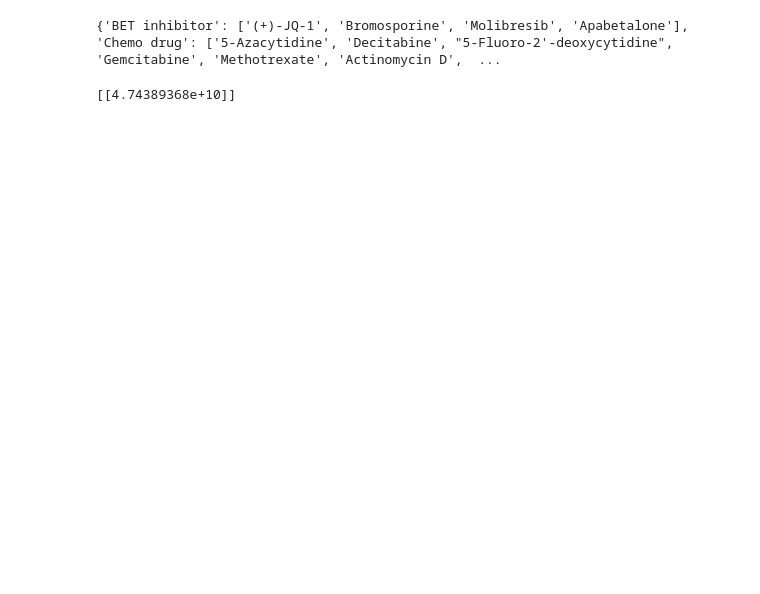
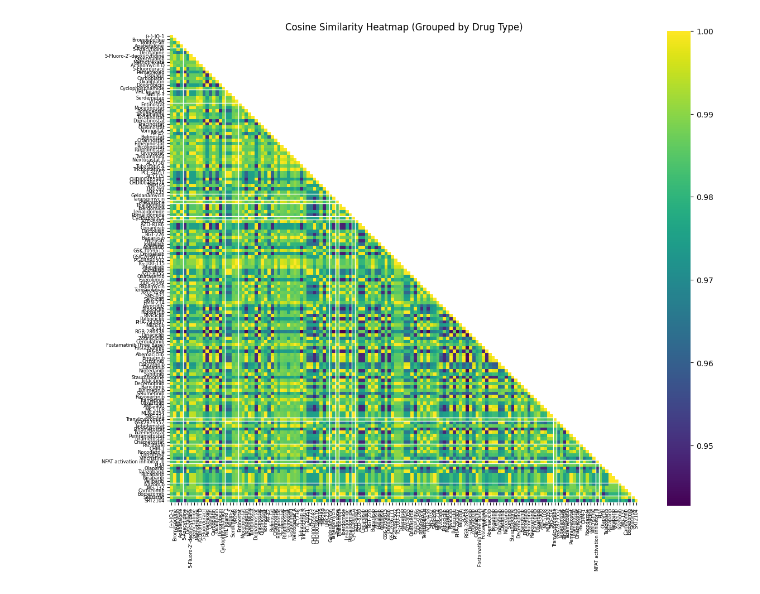
Before and after one commit to graceteusch/cancer_drug_research, a Jupyter notebook: drug_analysis.ipynb, the cells around one changed output. Saved outputs shown, nothing was run; the diff lists cells and outputs as text; code cells hidden in the pictures; blank space fills up the shorter version.

Commit message:
heatmaps(?)

```diff
--- a/drug_analysis.ipynb
+++ b/drug_analysis.ipynb
@@ -9,9 +9,15 @@ drugInfo["Drug"] = drugInfo["Drug"].str.strip()
 
 #group all drugs by their type and turn into dictionary
 drugTypes = drugInfo.groupby("Type")["Drug"].apply(list).to_dict()
-print(drugTypes)
+#print(drugTypes)
+
+# get ordered list of drugs arranged by drug type
+orderedDrugsList = []
+type_boundaries = []
+for type, drugs in drugTypes.items():
+    for drug in drugs:
+        orderedDrugsList.append(drug)
+    type_boundaries.append(len(orderedDrugsList))
-# %% [output]
-{'BET inhibitor': ['(+)-JQ-1', 'Bromosporine', 'Molibresib', 'Apabetalone'], 'Chemo drug': ['5-Azacytidine', 'Decitabine', "5-Fluoro-2'-deoxycytidine", 'Gemcitabine', 'Methotrexate', 'Actinomycin D',  ...
 # %%
 # make a table with all mean intensity values for all of the drugs
 allDrugs = drugInfo["Drug"].to_list()
@@ -55,36 +61,16 @@ ftp.quit()
 combined.set_index("gene")
 combined.head()
 combined.to_csv("Mean_Intensity_Matrix_All_Drugs.csv", index = False)
-# %%
-# get cosine similarity matrix just for 2 drugs
-import numpy
-import sklearn
-from sklearn.metrics.pairwise import euclidean_distances
-
-# create a cosine similarity metric for just comparing 2 drugs
-meanIntensityMatrix = pd.read_csv("Mean_Intensity_Matrix_All_Drugs.csv").fillna(0)
-
-# pull drug 1 and drug 2 (columns 1 and 2), which will be series
-drug1 = meanIntensityMatrix.iloc[:,1] # column 0 is the gene names!
-drug2 = meanIntensityMatrix.iloc[:,2]
-# print(f"drug 1:\n{drug1.head()}")
-# print(f"drug 2:\n{drug2.head()}")
-
-# convert the series to numpy arrays (use .to_numpy())
-drug1 = drug1.to_numpy().reshape(1, -1) # reshape to be 2d vectors of rows, not 1d arrays
-drug2 = drug2.to_numpy().reshape(1, -1) # 1 row (drug), infer number of columns (# of genes)
-# plug those into the cosine_similarity function
-euc_similarity_val = euclidean_distances(drug1, drug2)
-print(euc_similarity_val)
-# %% [output]
-[[4.74389368e+10]]
 # %%
 # create cosine similarity matrix for mean intensity
 import numpy
 import sklearn
 from sklearn.metrics.pairwise import cosine_similarity
+import seaborn as sns
+import matplotlib.pyplot as plt
 
-# create a cosine similarity metric for just comparing 2 drugs
+
+# load matrix and fill in empty vals with 0
 meanIntensityMatrix = pd.read_csv("Mean_Intensity_Matrix_All_Drugs.csv", index_col = 0).fillna(0)
 # make column names just the drug name (remove _Mean_Intensity suffix!)
 meanIntensityMatrix.columns = meanIntensityMatrix.columns.str.removesuffix("_Mean_Intensity")
@@ -99,3 +85,5 @@ cosineSimilarityMatrix = cosine_similarity(transposedData)
 # convert to a dataframe and make row and column labels be the drug names
 cosineSimilarityMatrix = pd.DataFrame(cosineSimilarityMatrix, columns = drugNames, index = drugNames)
 cosineSimilarityMatrix.to_csv("Cosine_Similarity_Matrix.csv")
+
+reorderedCosMatrix = cosineSimilarityMatrix.loc[orderedDrugsList, orderedDrugsList]
@@ -125 +90,21 @@ eucSimilarityMatrix.to_csv("Euc_Similarity_Matrix.csv")
+# %%
+# plot cosine similarity heatmap
+upperMask = numpy.triu(numpy.ones_like(reorderedCosMatrix, dtype=bool), k=1)
+
+# plot heatmap with boundary lines
+plt.figure(figsize=(12, 10))
+sns.heatmap(reorderedCosMatrix, cmap='viridis', square=True, xticklabels=True, yticklabels=True, mask = upperMask)
+plt.xticks(rotation=90, fontsize = 6)
+plt.yticks(rotation=0, fontsize = 6)
+
+# draw grid lines at group boundaries
+for boundary in type_boundaries[:-1]:  # skip the last boundary (not needed)
+    plt.axhline(boundary, color='white', linewidth=1)
+    plt.axvline(boundary, color='white', linewidth=1)
+
+plt.title("Cosine Similarity Heatmap (Grouped by Drug Type)")
+plt.tight_layout()
+plt.show()
+# %% [output]
+[figure, added]
 # %%
```
Also changed, not shown: parts of 7 cells of this notebook, 7 other files.
